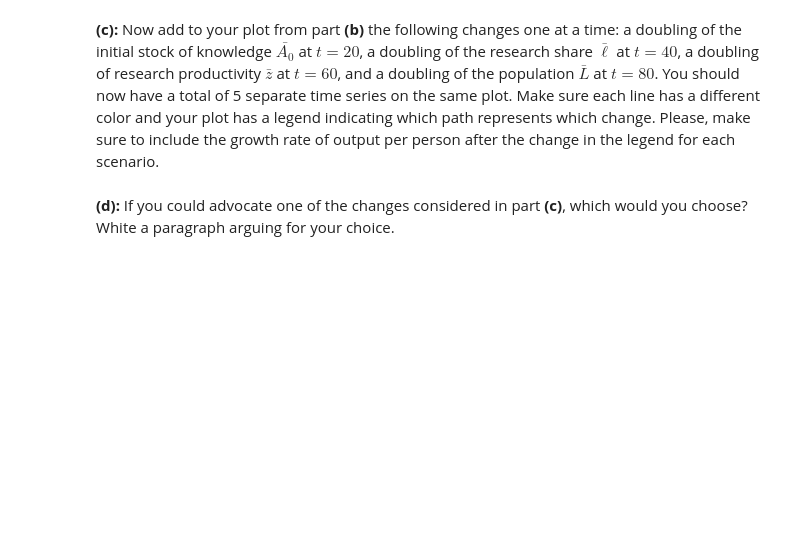
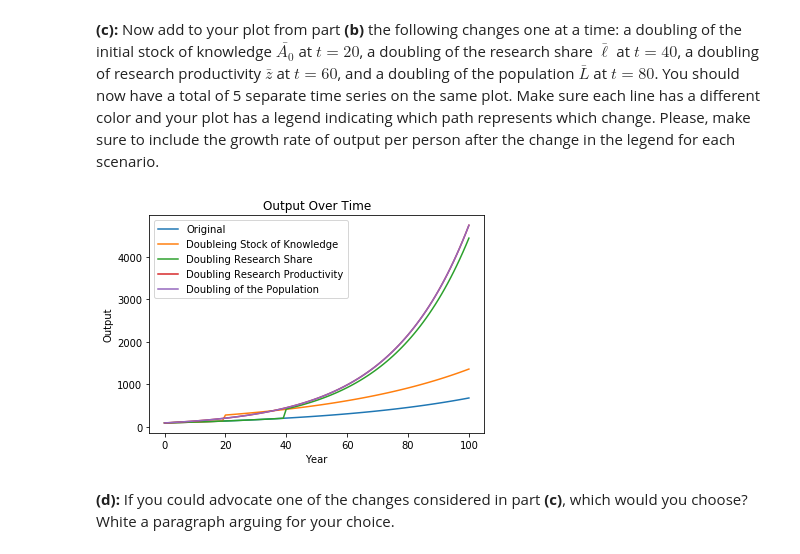
Before and after one commit to dylanjm/econ_381_development, a Jupyter notebook: solution_versions/chapter_06_solutions.ipynb, the cells around one changed output. Drawn from its saved outputs; the diff is of its cells as text; code cells hidden in the pictures; blank space fills up the shorter version.

```diff
--- a/solution_versions/chapter_06_solutions.ipynb
+++ b/solution_versions/chapter_06_solutions.ipynb
@@ -69,4 +178,87 @@ __(b):__  Use the Romer framework to model output per person over 100 years and
 # %% [markdown]
 __(c):__ Now add to your plot from part __(b)__ the following changes one at a time: a doubling of the initial stock of knowledge $\bar{A_0}$ at $t=20$, a doubling of the research share $\bar{\ell}$ at $t=40$, a doubling of research productivity $\bar{z}$ at $t=60$, and a doubling of the population $\bar{L}$ at $t=80$. You should now have a total of 5 separate time series on the same plot. Make sure each line has a different color and your plot has a legend indicating which path represents which change. Please, make sure to include the growth rate of output per person after the change in the legend for each scenario.
+# %%
+#################################################################################
+# A doubling of inital stock of knowledge at t  = 20
+#################################################################################
+A_0 = 100
+l = .06
+z = 1/3000
+L = 1000
+
+g = z * l * L
+
+output_array2 = np.zeros(101)
+
+
+for i in range(0, 101):
+    t = i
+    if i == 20:
+        A_0= A_0 * 2
+    output_array2[i] = output(A_0, l, g, t)
+
+#################################################################################
+# A doubling of the research share at t = 40
+#################################################################################
+A_0 = 100
+l = .06
+z = 1/3000
+L = 1000
+
+output_array3 = np.zeros(101)
+
+
+for i in range(0, 101):
+    t = i
+    if i == 40:
+        l = l * 2
+        g = z * l * L
+    output_array3[i] = output(A_0, l, g, t)
+
+#################################################################################
+# A doubling of research productivity at t = 60
+#################################################################################
+A_0 = 100
+l = .06
+z = 1/3000
+L = 1000
+
+output_array4 = np.zeros(101)
+
+for i in range(0, 101):
+    t = i
+    if i == 60:
+        z = z * 2
+        g = z * l * L
+    output_array4[i] = output(A_0, l, g, t)
+
+#################################################################################
+# A doubling of population at t = 80
+#################################################################################
+A_0 = 100
+l = .06
+z = 1/3000
+L = 1000
+output_array5 = np.zeros(101)
+
+for i in range(0, 101):
+    t = i
+    if i == 80:
+        L = L * 2
+        g = z * l * L
+    output_array5[i] = output(A_0, l, g, t)
+
+plt.plot(year, output_array, label = 'Original')
+plt.plot(year, output_array2, label = 'Doubleing Stock of Knowledge')
+plt.plot(year, output_array3, label = 'Doubling Research Share')
+plt.plot(year, output_array4, label = 'Doubling Research Productivity')
+plt.plot(year, output_array5, label = 'Doubling of the Population')
+plt.legend()
+plt.xlabel('Year')
+plt.ylabel('Output')
+plt.title('Output Over Time')
+plt.show()
+# %% [output]
+[figure, added]
 # %% [markdown]
 __(d):__ If you could advocate one of the changes considered in part __(c)__, which would you choose? White a paragraph arguing for your choice.
```
Also changed, not shown: parts of 19 cells of this notebook, 1 other file.
